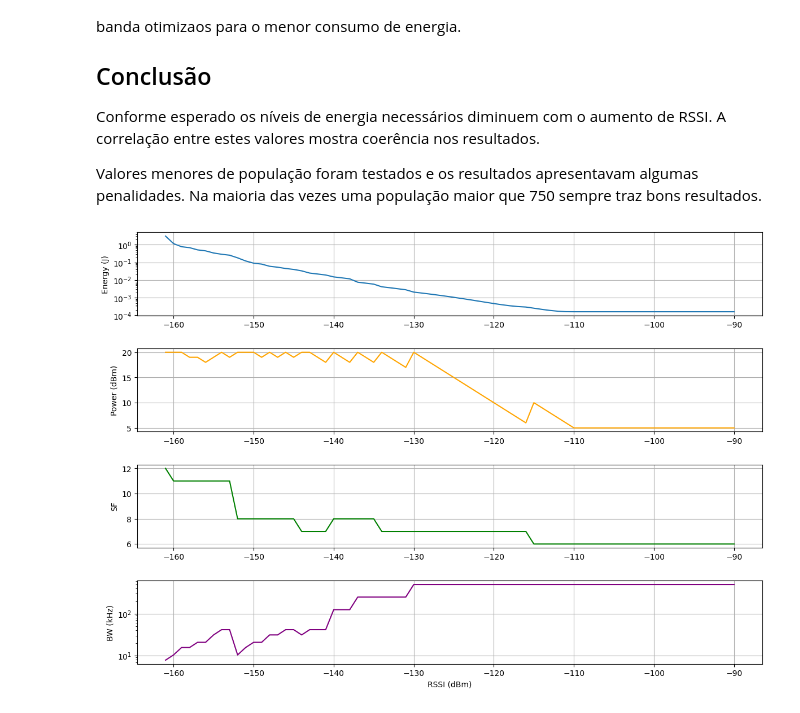
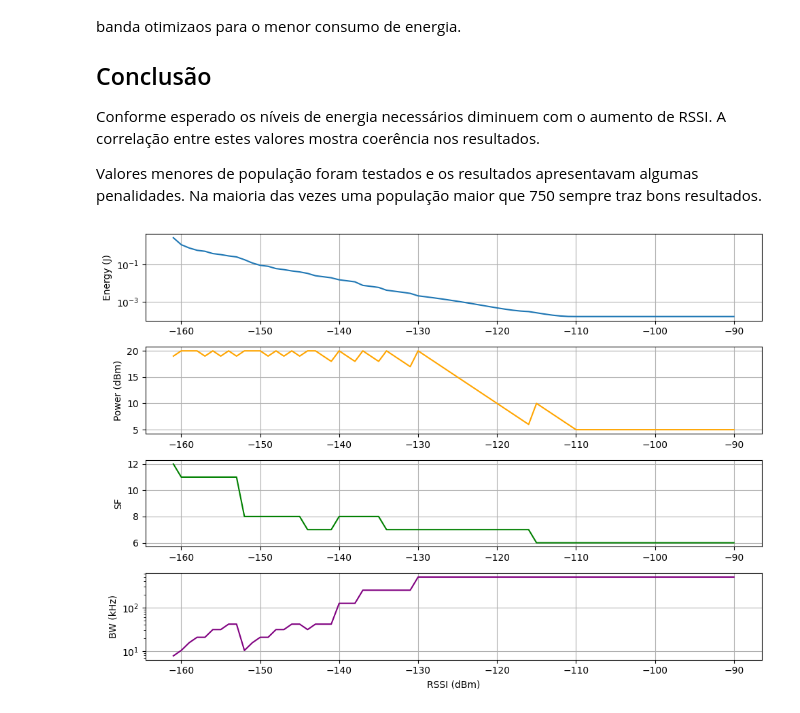
Before and after one commit to eduautomatiza/OTM20242-2025-Guse, a Jupyter notebook: LoRa.ipynb, the cells around one changed output. Cells and saved outputs as stored; diff of their text form; code cells hidden in the pictures.

Commit message:
Adiciona critério de desmpate o que tem o menor tempo de transmissão

```diff
--- a/LoRa.ipynb
+++ b/LoRa.ipynb
@@ -156,7 +156,7 @@ PREAMBLE_SYMS = 8.0  # Número de símbolos do preâmbulo
 
 # Evolução de parâmetros
 POP_SIZE = 1000  # Tamanho da população
-N_GEN = 25  # Número de gerações
+N_GEN = 100  # Número de gerações
 
 @dataclass
 class LoRaParams:
@@ -226,7 +226,7 @@ def evaluate(ind, rssi_observed):
     # Avalia um indivíduo com base no consumo de energia e margem de link
     params = LoRaParams(*ind)
     if params.sf not in sf_options or params.bw not in bw_options or params.power not in power_options:
-        return (1e9,)  # Penaliza indivíduos inválidos
+        return (1e9, 1e9)  # Penaliza indivíduos inválidos
     sensitivity = calculate_sensitivity(params.sf, params.bw)
     margin = params.power + rssi_observed - sensitivity
     time_on_air = airtime(params, PAYLOAD_BYTES)
@@ -235,11 +235,11 @@ def evaluate(ind, rssi_observed):
     energy = (current_ma / 1000) * voltage * time_on_air
     if margin < RSSI_MARGIN_MIN:
         energy += 1e6  # Penaliza margens de sinal abaixo do mínimo
-    return (energy,)
+    return (energy, time_on_air)  # Segundo critério: menor tempo em caso de empate
 
 # === 5. CONFIGURAÇÃO DE DEAP ===
 # Define tipos de fitness e indivíduos
-creator.create("FitnessMin", base.Fitness, weights=(-1.0,))
+creator.create("FitnessMin", base.Fitness, weights=(-1.0, -1.0))  # Minimiza energia e tempo
 creator.create("Individual", list, fitness=creator.FitnessMin)
 
 def build_toolbox(rssi):
@@ -267,7 +267,7 @@ def run_optimization(rssi):
     algorithms.eaSimple(pop, toolbox, cxpb=0.7, mutpb=0.3, ngen=N_GEN, halloffame=hof, verbose=False)
     best = hof[0]
     params = LoRaParams(*best)
-    energy = evaluate(best, rssi)[0]
+    energy, _ = evaluate(best, rssi)
     rs = symbol_rate(params.sf, params.bw)
     ts = symbol_time(params.sf, params.bw)
     return LoRaResult(rssi, params, energy, rs, ts)
@@ -279,42 +279,42 @@ def plot_results(resultados):
     power_list = [r.params.power for r in resultados]
     sf_list = [r.params.sf for r in resultados]
     bw_list = [r.params.bw for r in resultados]
-    plt.figure(figsize=(12, 10))
+    plt.figure(figsize=(10, 7))
 
-    plt.subplot(5, 1, 1)
+    plt.subplot(4, 1, 1)
     plt.plot(rssi_list, energy_list)
     plt.ylabel('Energy (J)')
     plt.yscale('log')
     plt.grid(True)
 
-    plt.subplot(5, 1, 2)
+    plt.subplot(4, 1, 2)
     plt.plot(rssi_list, power_list, color='orange')
     plt.ylabel('Power (dBm)')
     plt.grid(True)
 
-    plt.subplot(5, 1, 3)
+    plt.subplot(4, 1, 3)
     plt.plot(rssi_list, sf_list, color='green')
     plt.ylabel('SF')
     plt.grid(True)
 
-    plt.subplot(5, 1, 4)
+    plt.subplot(4, 1, 4)
     plt.plot(rssi_list, bw_list, color='purple')
     plt.ylabel('BW (kHz)')
     plt.yscale('log')
     plt.grid(True)
 
     plt.xlabel('RSSI (dBm)')
     plt.tight_layout()
     plt.show()
 
 # Loop principal para executar a otimização para uma gama de RSSIs
 def main():
     rssi_values = np.arange(-161, -89, 1)
     with multiprocessing.Pool(processes=multiprocessing.cpu_count()) as pool:
         resultados = pool.map(run_optimization, rssi_values)
     plot_results(resultados)
 
 if __name__ == '__main__':
     main()
 # %% [output]
-[figure, old version]
+[figure, new version]
```
Also changed, not shown: parts of 1 cell of this notebook.
